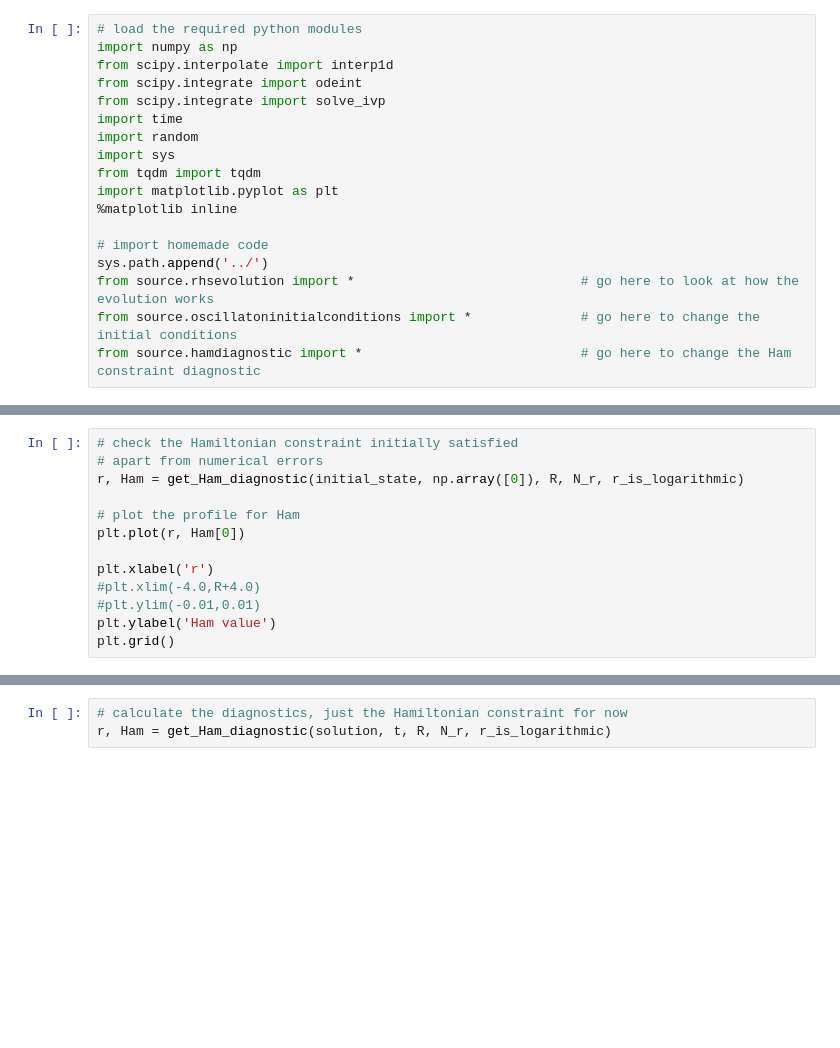
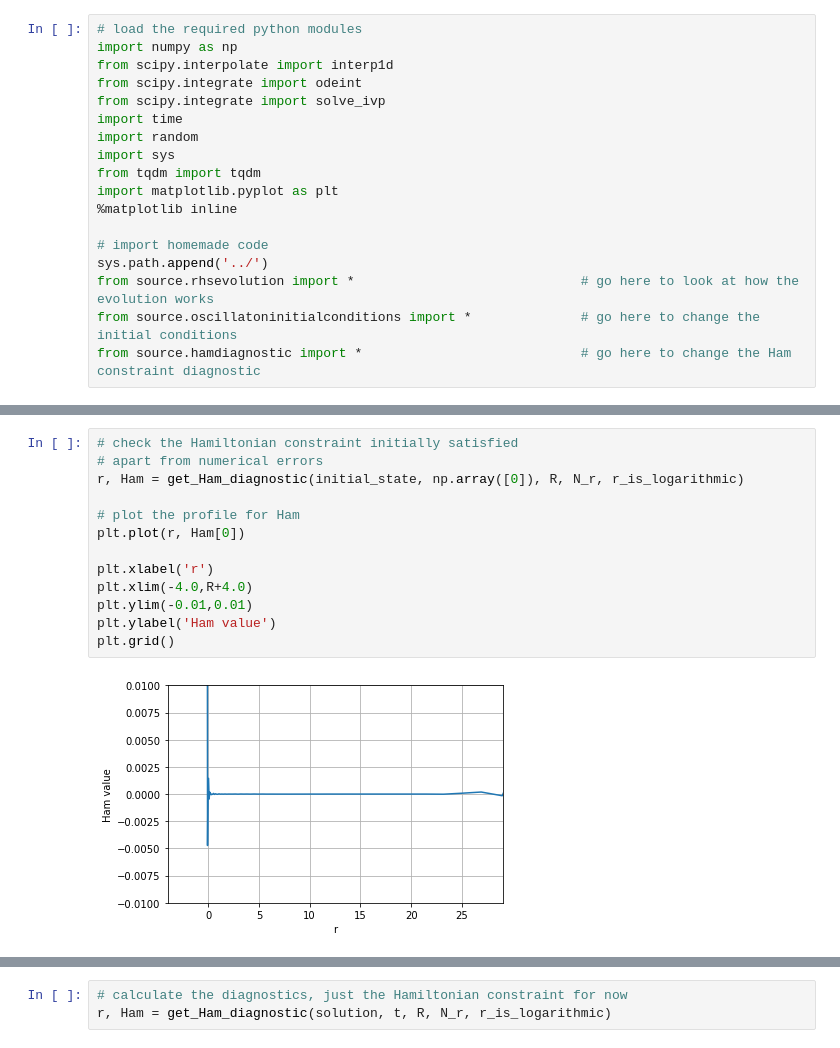
Before and after one commit to GRTLCollaboration/engrenage, a Jupyter notebook: examples/OscillatonEvolution.ipynb, the cells around one changed output, grey strips where cells are left out. Saved outputs shown, nothing was run; the diff lists cells and outputs as text; blank space fills up the shorter version.

```diff
--- a/examples/OscillatonEvolution.ipynb
+++ b/examples/OscillatonEvolution.ipynb
@@ -54,15 +56,17 @@ plt.grid()
 # %%
 # check the Hamiltonian constraint initially satisfied
 # apart from numerical errors
 r, Ham = get_Ham_diagnostic(initial_state, np.array([0]), R, N_r, r_is_logarithmic)
 
 # plot the profile for Ham
 plt.plot(r, Ham[0])
 
 plt.xlabel('r')
-#plt.xlim(-4.0,R+4.0)
-#plt.ylim(-0.01,0.01)
+plt.xlim(-4.0,R+4.0)
+plt.ylim(-0.01,0.01)
 plt.ylabel('Ham value')
 plt.grid()
+# %% [output]
+[figure, added]
 # %%
 # for control of time integrator and spatial grid
```
Also changed, not shown: parts of 6 cells of this notebook, 8 other files.
